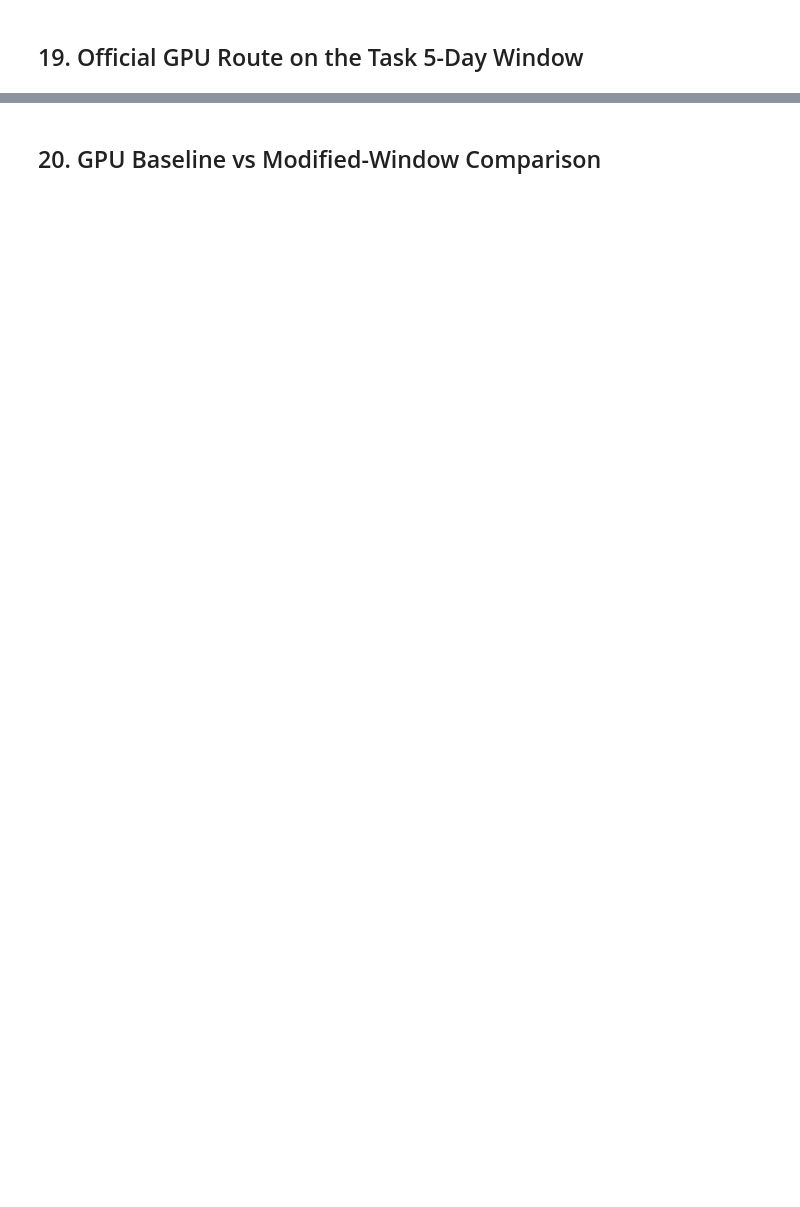
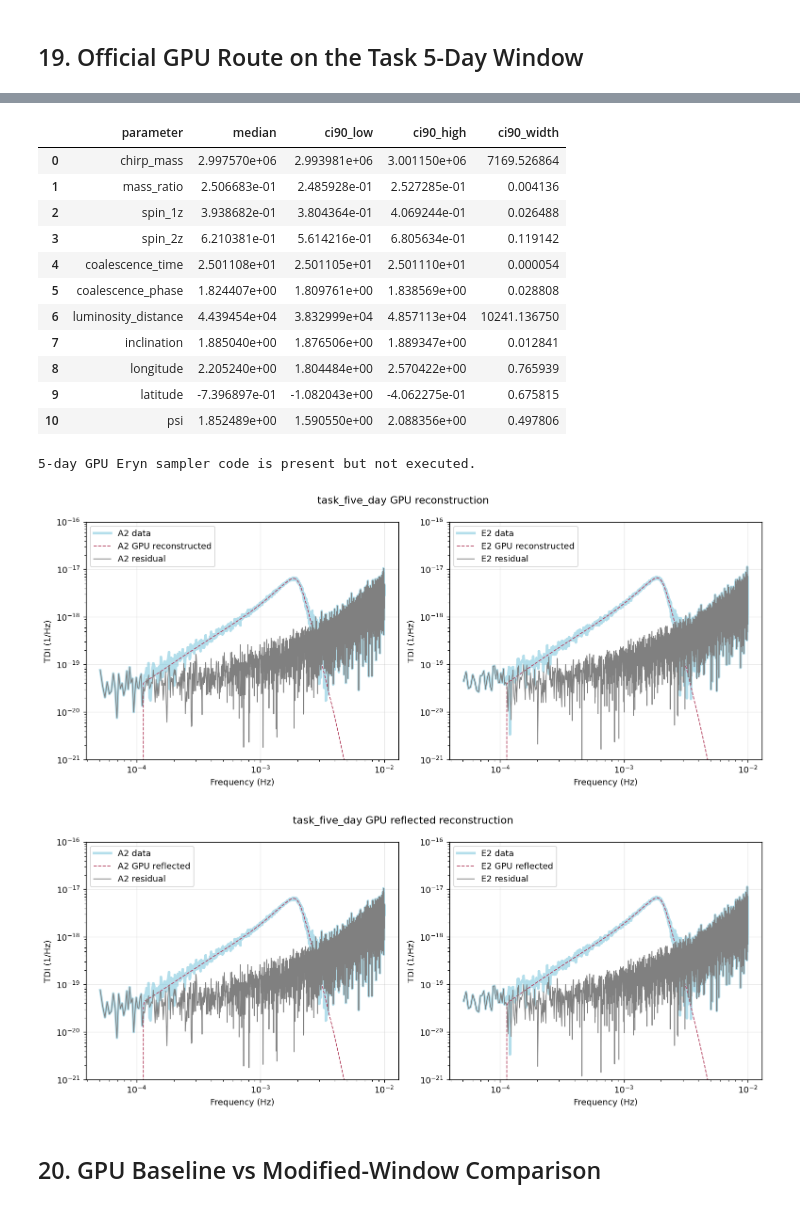
Before and after one commit to leichang131-debug/task5-lisa-taiji, a Jupyter notebook: notebooks/02_taiji_mbhb_parameter_estimation.ipynb, the cells around one changed output, grey strips where cells are left out. Drawn from its saved outputs; the diff is of its cells as text; code cells hidden in the pictures; blank space fills up the shorter version.

```diff
--- a/notebooks/02_taiji_mbhb_parameter_estimation.ipynb
+++ b/notebooks/02_taiji_mbhb_parameter_estimation.ipynb
@@ -1065,9 +1275,11 @@ def run_gpu_fisher_analysis(window: dict, gpu_search: dict) -> MultiChannelFishe
     pd.DataFrame([{"parameter": k, "fim_error": v} for k, v in FIM_gpu.param_errors.items()]).to_csv(RESULT_DIR / f"{window['label']}_gpu_fisher_errors.csv", index=False)
     return FIM_gpu
 
-baseline_gpu_FIM = None
-if RUN_GPU_FISHER and baseline_gpu_search is not None:
+if "baseline_gpu_FIM" not in globals():
+    baseline_gpu_FIM = None
+if RUN_GPU_FISHER and baseline_gpu_search is not None and baseline_gpu_FIM is None:
     baseline_gpu_FIM = run_gpu_fisher_analysis(baseline_window, baseline_gpu_search)
+if baseline_gpu_search is not None and baseline_gpu_FIM is not None:
     baseline_gpu_search_comparison = compare_search_to_injection(baseline_window, baseline_gpu_search, baseline_gpu_FIM)
     baseline_gpu_search_comparison.to_csv(RESULT_DIR / "baseline_example4_gpu_search_vs_injection.csv", index=False)
     display(baseline_gpu_search_comparison)
@@ -1626,16 +1941,24 @@ else:
     print("5-day GPU preflight skipped.")
 
 five_day_gpu_search = None
-if RUN_GPU_FSTAT_SEARCH and five_day_window is not None:
+five_day_gpu_FIM = None
+if USE_CACHED_SEARCH_RESULTS and five_day_window is not None:
+    five_day_gpu_search, five_day_gpu_FIM = load_gpu_search_from_cache(five_day_window, "task_five_day")
+    if five_day_gpu_search is not None:
+        plot_gpu_reconstruction(five_day_window, five_day_gpu_search, "07_five_day_reconstruction_direct.png")
+        plot_gpu_reflected_reconstruction(five_day_window, five_day_gpu_search, "08_five_day_reconstruction_reflected.png")
+elif RUN_GPU_FSTAT_SEARCH and five_day_window is not None:
     five_day_gpu_search = run_gpu_fstat_search(five_day_window, "task_five_day")
     plot_gpu_reconstruction(five_day_window, five_day_gpu_search, "07_five_day_reconstruction_direct.png")
     plot_gpu_reflected_reconstruction(five_day_window, five_day_gpu_search, "08_five_day_reconstruction_reflected.png")
 else:
     print("5-day GPU F-statistics search code is present but not executed.")
 
-five_day_gpu_FIM = None
-if RUN_GPU_FISHER and five_day_gpu_search is not None:
+if "five_day_gpu_FIM" not in globals():
+    five_day_gpu_FIM = None
+if RUN_GPU_FISHER and five_day_gpu_search is not None and five_day_gpu_FIM is None:
     five_day_gpu_FIM = run_gpu_fisher_analysis(five_day_window, five_day_gpu_search)
+if five_day_gpu_search is not None and five_day_gpu_FIM is not None:
     five_day_gpu_search_comparison = compare_search_to_injection(five_day_window, five_day_gpu_search, five_day_gpu_FIM)
     five_day_gpu_search_comparison.to_csv(RESULT_DIR / "task_five_day_gpu_search_vs_injection.csv", index=False)
     display(five_day_gpu_search_comparison)
@@ -1660,3 +1983,4 @@ if RUN_GPU_ERYN_SAMPLER and five_day_gpu_search is not None:
     display(five_day_gpu_eryn_summary)
 else:
     print("5-day GPU Eryn sampler code is present but not executed.")
+# %% [output]
@@ -1663,3 +2034,18 @@ else:
+|  | parameter | median | ci90_low | ci90_high | ci90_width |
+| 0 | chirp_mass | 2.997570e+06 | 2.993981e+06 | 3.001150e+06 | 7169.526864 |
+| 1 | mass_ratio | 2.506683e-01 | 2.485928e-01 | 2.527285e-01 | 0.004136 |
+| 2 | spin_1z | 3.938682e-01 | 3.804364e-01 | 4.069244e-01 | 0.026488 |
+| 3 | spin_2z | 6.210381e-01 | 5.614216e-01 | 6.805634e-01 | 0.119142 |
+| 4 | coalescence_time | 2.501108e+01 | 2.501105e+01 | 2.501110e+01 | 0.000054 |
+| 5 | coalescence_phase | 1.824407e+00 | 1.809761e+00 | 1.838569e+00 | 0.028808 |
+| 6 | luminosity_distance | 4.439454e+04 | 3.832999e+04 | 4.857113e+04 | 10241.136750 |
+| 7 | inclination | 1.885040e+00 | 1.876506e+00 | 1.889347e+00 | 0.012841 |
+| 8 | longitude | 2.205240e+00 | 1.804484e+00 | 2.570422e+00 | 0.765939 |
+| 9 | latitude | -7.396897e-01 | -1.082043e+00 | -4.062275e-01 | 0.675815 |
+| 10 | psi | 1.852489e+00 | 1.590550e+00 | 2.088356e+00 | 0.497806 |
+5-day GPU Eryn sampler code is present but not executed.
+[figure, added]
+[figure, added]
 # %% [markdown]
 ## 20. GPU Baseline vs Modified-Window Comparison
 # %%
```
Also changed, not shown: parts of 28 cells of this notebook, 38 other files.
